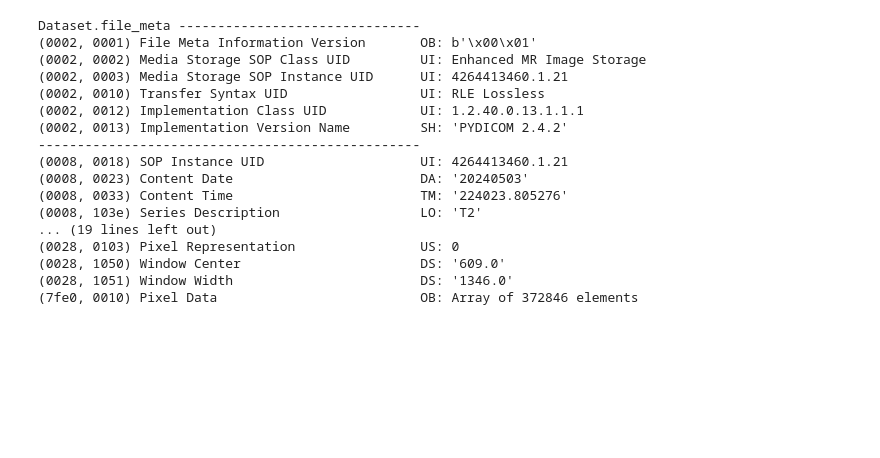
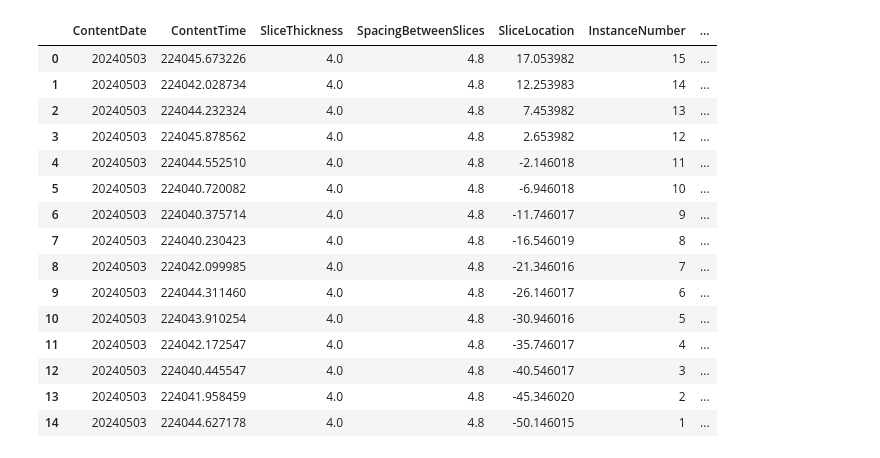
Before and after one commit to hmhornung/Lumbar-Spine-Degenerative-Classification, a Jupyter notebook: preprocessing/extraction.ipynb, the cells around one changed output. Saved outputs shown, nothing was run; the diff lists cells and outputs as text; code cells hidden in the pictures; blank space fills up the shorter version.

Commit message:
single scan data extraction function complete

```diff
--- a/preprocessing/extraction.ipynb
+++ b/preprocessing/extraction.ipynb
@@ -59,4 +60,18 @@ metadata_df = pd.DataFrame(columns=['study_id',
                                     'scan_dim_x_mm',
                                     'scan_dim_y_mm',
                                     'scan_dim_z_mm'])
+
+per_slice_metadata_columns = [
+    'ContentDate',
+    'ContentTime',
+    'SliceThickness',
+    'SpacingBetweenSlices',
+    'SliceLocation',
+    'InstanceNumber',
+    'ImagePositionPatient',
+    'ImageOrientationPatient',
+    'PixelSpacing',
+    'WindowCenter',
+    'WindowWidth'
+]
 # %%
@@ -112,23 +169,23 @@ def load_scan(path: str)-> tuple[list, list]:
 # %%
-ex_dir = '4264413460/975997321'
+ex_dir = '4249951560/1515129023'
 path = os.path.join(ROOT_DIR, DATA_DIR, ex_dir)
 data = load_scan(path)
-data[0][0]
-# %% [output]
-Dataset.file_meta -------------------------------
-(0002, 0001) File Meta Information Version       OB: b'\x00\x01'
-(0002, 0002) Media Storage SOP Class UID         UI: Enhanced MR Image Storage
-(0002, 0003) Media Storage SOP Instance UID      UI: 4264413460.1.21
-(0002, 0010) Transfer Syntax UID                 UI: RLE Lossless
-(0002, 0012) Implementation Class UID            UI: 1.2.40.0.13.1.1.1
-(0002, 0013) Implementation Version Name         SH: 'PYDICOM 2.4.2'
--------------------------------------------------
-(0008, 0018) SOP Instance UID                    UI: 4264413460.1.21
-(0008, 0023) Content Date                        DA: '20240503'
-(0008, 0033) Content Time                        TM: '224023.805276'
-(0008, 103e) Series Description                  LO: 'T2'
-... (19 lines left out)
-(0028, 0103) Pixel Representation                US: 0
-(0028, 1050) Window Center                       DS: '609.0'
-(0028, 1051) Window Width                        DS: '1346.0'
-(7fe0, 0010) Pixel Data                          OB: Array of 372846 elements
+# %%
+data[2]
+# %% [output]
+|  | ContentDate | ContentTime | SliceThickness | SpacingBetweenSlices | SliceLocation | InstanceNumber | ... |
+| 0 | 20240503 | 224045.673226 | 4.0 | 4.8 | 17.053982 | 15 | ... |
+| 1 | 20240503 | 224042.028734 | 4.0 | 4.8 | 12.253983 | 14 | ... |
+| 2 | 20240503 | 224044.232324 | 4.0 | 4.8 | 7.453982 | 13 | ... |
+| 3 | 20240503 | 224045.878562 | 4.0 | 4.8 | 2.653982 | 12 | ... |
+| 4 | 20240503 | 224044.552510 | 4.0 | 4.8 | -2.146018 | 11 | ... |
+| 5 | 20240503 | 224040.720082 | 4.0 | 4.8 | -6.946018 | 10 | ... |
+| 6 | 20240503 | 224040.375714 | 4.0 | 4.8 | -11.746017 | 9 | ... |
+| 7 | 20240503 | 224040.230423 | 4.0 | 4.8 | -16.546019 | 8 | ... |
+| 8 | 20240503 | 224042.099985 | 4.0 | 4.8 | -21.346016 | 7 | ... |
+| 9 | 20240503 | 224044.311460 | 4.0 | 4.8 | -26.146017 | 6 | ... |
+| 10 | 20240503 | 224043.910254 | 4.0 | 4.8 | -30.946016 | 5 | ... |
+| 11 | 20240503 | 224042.172547 | 4.0 | 4.8 | -35.746017 | 4 | ... |
+| 12 | 20240503 | 224040.445547 | 4.0 | 4.8 | -40.546017 | 3 | ... |
+| 13 | 20240503 | 224041.958459 | 4.0 | 4.8 | -45.346020 | 2 | ... |
+| 14 | 20240503 | 224044.627178 | 4.0 | 4.8 | -50.146015 | 1 | ... |
```
Also changed, not shown: parts of 2 cells of this notebook, 1 other file.
